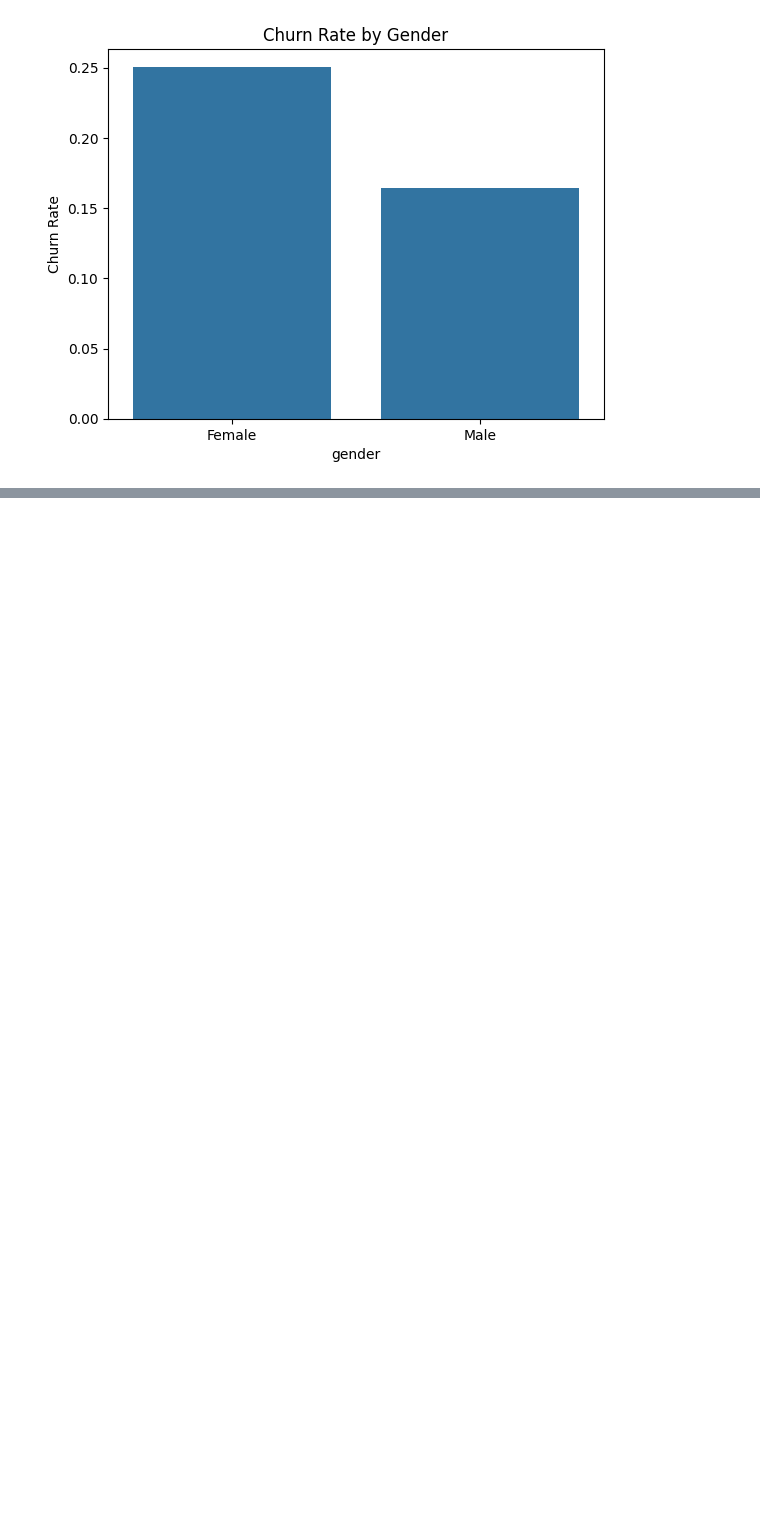
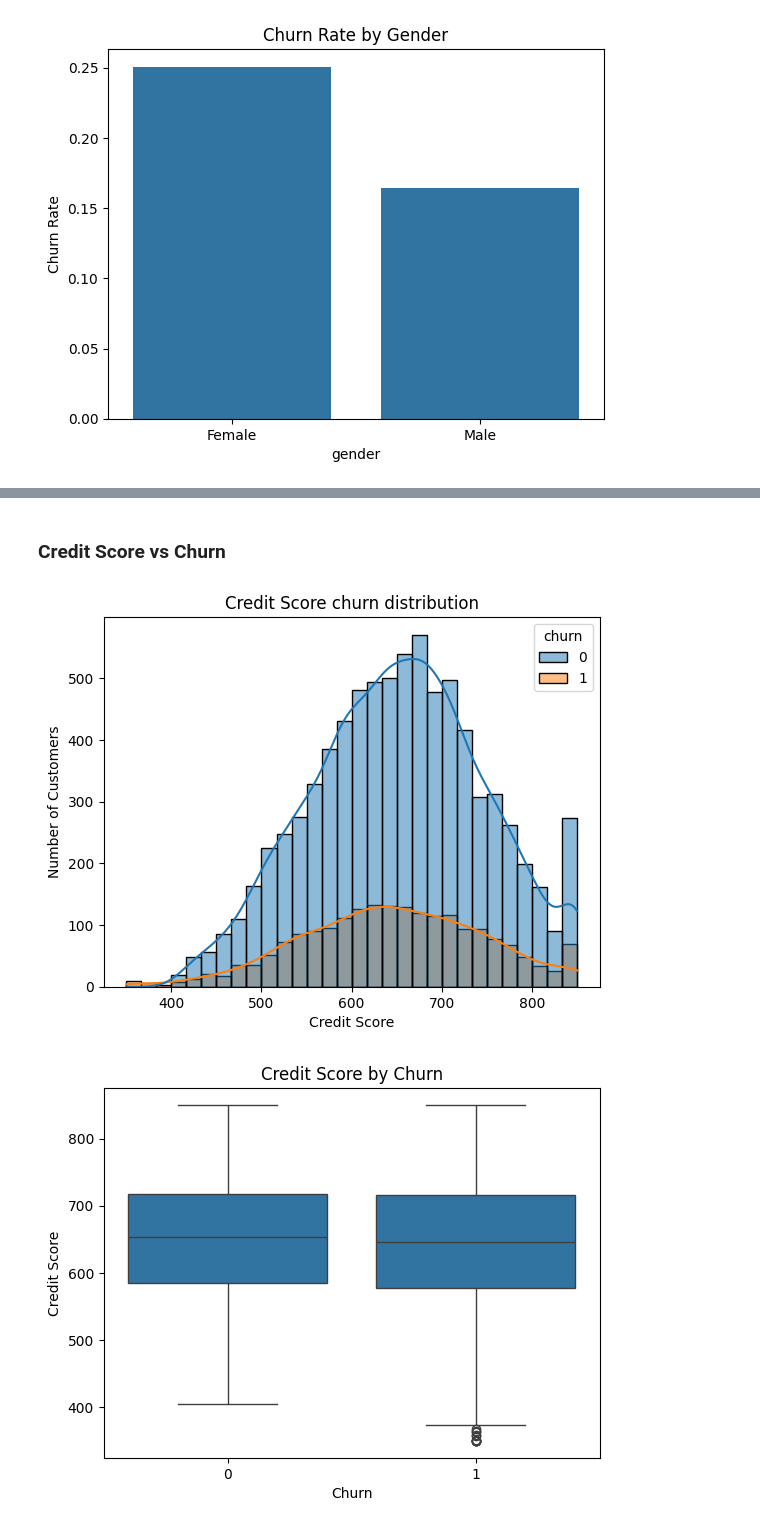
Before and after one commit to EdwardCKB/daily-ds, a Jupyter notebook: deep-learning/capstone_bank_churn.ipynb, the cells around one changed output, grey strips where cells are left out. Drawn from its saved outputs; the diff is of its cells as text; code cells hidden in the pictures; blank space fills up the shorter version.

```diff
--- a/deep-learning/capstone_bank_churn.ipynb
+++ b/deep-learning/capstone_bank_churn.ipynb
@@ -131,0 +168,22 @@ plt.show()
+# %% [markdown]
+### Credit Score vs Churn
+# %%
+sns.histplot(data=df, x='credit_score', hue='churn', bins =30, kde= True)
+plt.title('Credit Score churn distribution')
+plt.xlabel('Credit Score')
+plt.ylabel('Number of Customers')
+plt.show()
+
+sns.boxplot(
+    data=df,
+    x="churn",
+    y="credit_score"
+)
+
+plt.title("Credit Score by Churn")
+plt.xlabel("Churn")
+plt.ylabel("Credit Score")
+plt.show()
+# %% [output]
+[figure, added]
+[figure, added]
```
Also changed, not shown: parts of 20 cells of this notebook.
